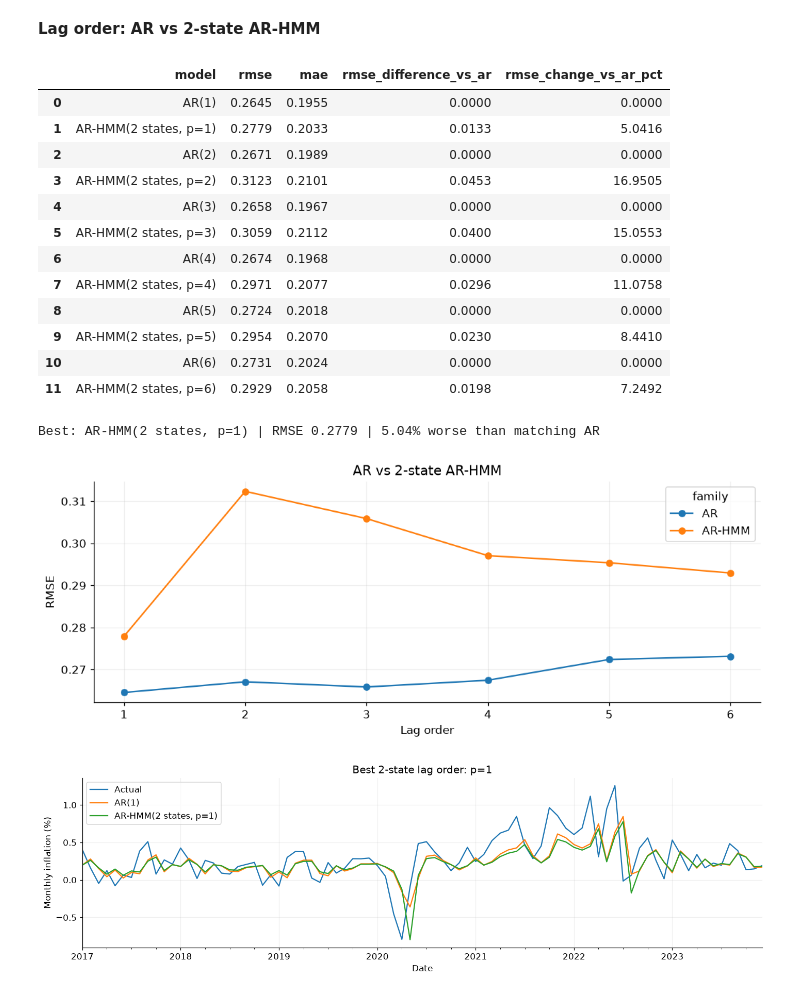
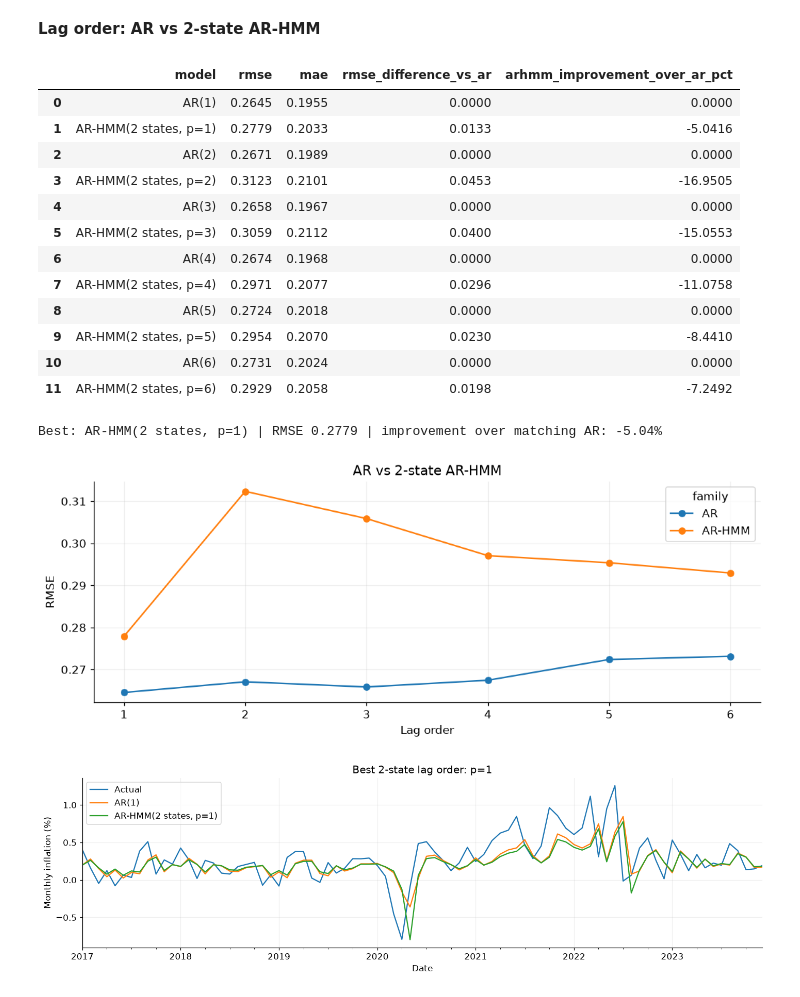
Before and after one commit to zahra-ynp/Thesis, a Jupyter notebook: modelling/notebooks/02_Forecasting_and_Regime_Results.ipynb, the cells around one changed output. Saved outputs shown, nothing was run; the diff lists cells and outputs as text; code cells hidden in the pictures.

Commit message:
Update the Relative change to be based on Improvement

```diff
--- a/modelling/notebooks/02_Forecasting_and_Regime_Results.ipynb
+++ b/modelling/notebooks/02_Forecasting_and_Regime_Results.ipynb
@@ -528,33 +528,33 @@ all_models_with_four_states.to_csv(FOUR_STATE_RESULTS / 'all_models_comparison.c
 # %%
 from modelling.regime_experiment import run_lag_order_experiment
 
 LAG_ORDERS = range(1, 7)
 LAG_RESULTS = RESULTS / 'arhmm_lag_orders'
 RERUN_LAG_ORDERS = False
 if RERUN_LAG_ORDERS or not (LAG_RESULTS / 'metrics.csv').exists():
     run_lag_order_experiment(
         PROJECT_ROOT / 'data/processed/modelling_datasets/us_nyt_monthly_experiment.csv',
         LAG_RESULTS, lag_orders=LAG_ORDERS,
     )
 lag_metrics = pd.read_csv(LAG_RESULTS / 'metrics.csv')
 lag_forecasts = pd.read_csv(LAG_RESULTS / 'forecasts.csv', parse_dates=['Date'])
 display(lag_metrics[[
-    'model', 'rmse', 'mae', 'rmse_difference_vs_ar', 'rmse_change_vs_ar_pct',
+    'model', 'rmse', 'mae', 'rmse_difference_vs_ar', 'arhmm_improvement_over_ar_pct',
 ]].round(4))
 # %% [output]
-|  | model | rmse | mae | rmse_difference_vs_ar | rmse_change_vs_ar_pct |
+|  | model | rmse | mae | rmse_difference_vs_ar | arhmm_improvement_over_ar_pct |
 | 0 | AR(1) | 0.2645 | 0.1955 | 0.0000 | 0.0000 |
-| 1 | AR-HMM(2 states, p=1) | 0.2779 | 0.2033 | 0.0133 | 5.0416 |
+| 1 | AR-HMM(2 states, p=1) | 0.2779 | 0.2033 | 0.0133 | -5.0416 |
 | 2 | AR(2) | 0.2671 | 0.1989 | 0.0000 | 0.0000 |
-| 3 | AR-HMM(2 states, p=2) | 0.3123 | 0.2101 | 0.0453 | 16.9505 |
+| 3 | AR-HMM(2 states, p=2) | 0.3123 | 0.2101 | 0.0453 | -16.9505 |
 | 4 | AR(3) | 0.2658 | 0.1967 | 0.0000 | 0.0000 |
-| 5 | AR-HMM(2 states, p=3) | 0.3059 | 0.2112 | 0.0400 | 15.0553 |
+| 5 | AR-HMM(2 states, p=3) | 0.3059 | 0.2112 | 0.0400 | -15.0553 |
 | 6 | AR(4) | 0.2674 | 0.1968 | 0.0000 | 0.0000 |
-| 7 | AR-HMM(2 states, p=4) | 0.2971 | 0.2077 | 0.0296 | 11.0758 |
+| 7 | AR-HMM(2 states, p=4) | 0.2971 | 0.2077 | 0.0296 | -11.0758 |
 | 8 | AR(5) | 0.2724 | 0.2018 | 0.0000 | 0.0000 |
-| 9 | AR-HMM(2 states, p=5) | 0.2954 | 0.2070 | 0.0230 | 8.4410 |
+| 9 | AR-HMM(2 states, p=5) | 0.2954 | 0.2070 | 0.0230 | -8.4410 |
 | 10 | AR(6) | 0.2731 | 0.2024 | 0.0000 | 0.0000 |
-| 11 | AR-HMM(2 states, p=6) | 0.2929 | 0.2058 | 0.0198 | 7.2492 |
+| 11 | AR-HMM(2 states, p=6) | 0.2929 | 0.2058 | 0.0198 | -7.2492 |
 # %%
 rmse_by_order = lag_metrics.pivot(index='lag_order', columns='family', values='rmse')
 ax = rmse_by_order.plot(marker='o', figsize=(10, 4), ylabel='RMSE')
@@ -563,11 +563,10 @@ ax.grid(alpha=.2)
 plt.tight_layout()
 plt.show()
 best_arhmm = lag_metrics.loc[lag_metrics['family'].eq('AR-HMM')].sort_values('rmse').iloc[0]
-direction = 'worse' if best_arhmm['rmse_change_vs_ar_pct'] > 0 else 'better'
 print(f"Best: {best_arhmm['model']} | RMSE {best_arhmm['rmse']:.4f} | "
-      f"{abs(best_arhmm['rmse_change_vs_ar_pct']):.2f}% {direction} than matching AR")
+      f"improvement over matching AR: {best_arhmm['arhmm_improvement_over_ar_pct']:.2f}%")
 # %% [output]
-Best: AR-HMM(2 states, p=1) | RMSE 0.2779 | 5.04% worse than matching AR
+Best: AR-HMM(2 states, p=1) | RMSE 0.2779 | improvement over matching AR: -5.04%
 [figure]
 # %%
 best_order = int(best_arhmm['lag_order'])
```
Also changed, not shown: 2 other files.
